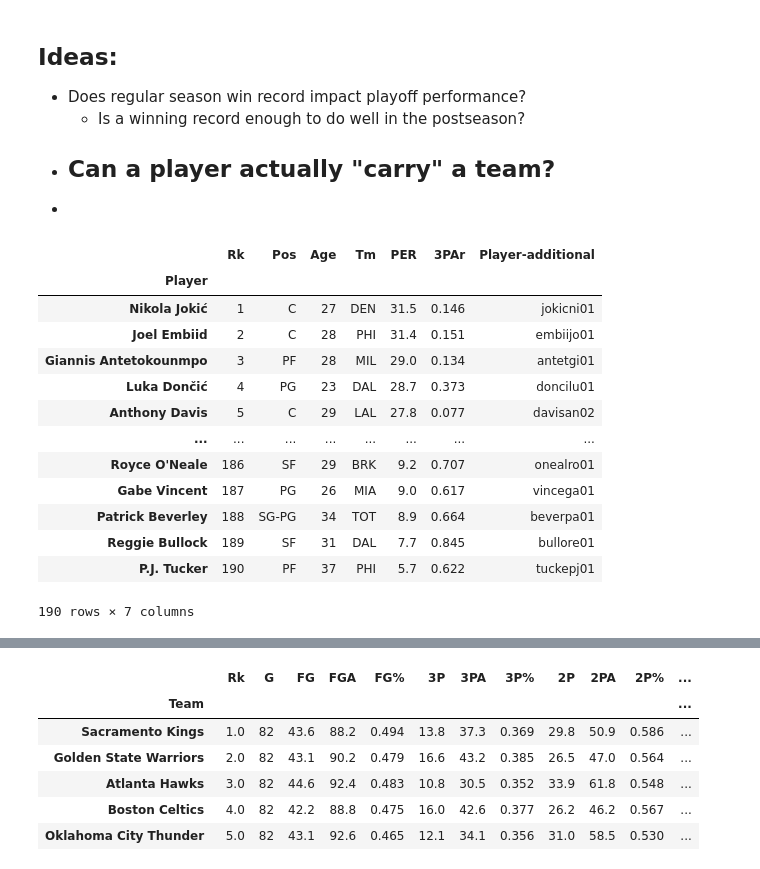
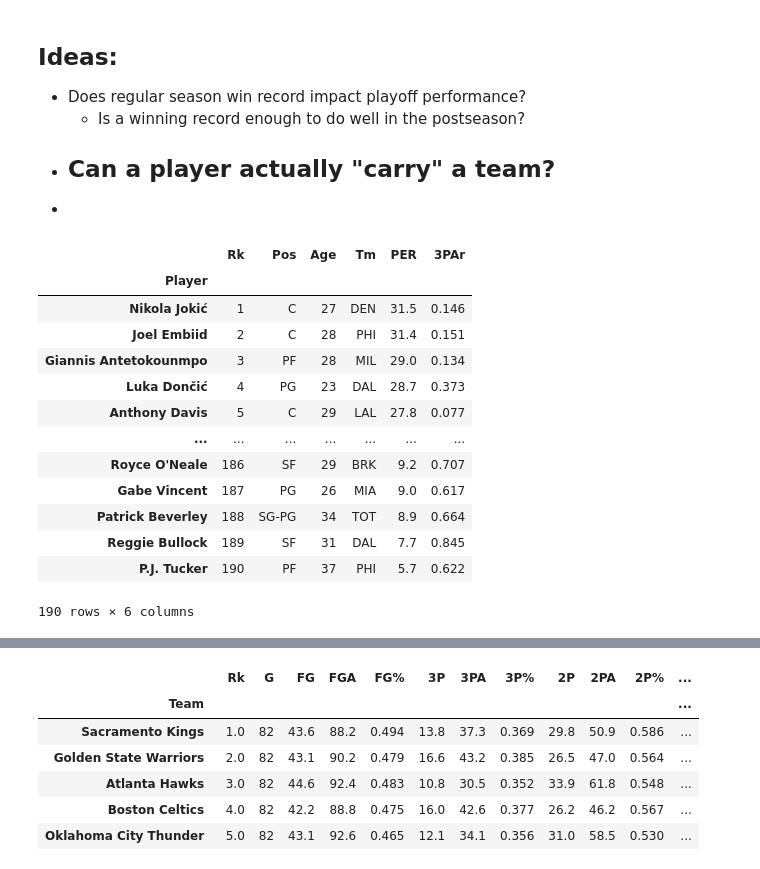
Before and after one commit to lynathaniel/cse163-project, a Jupyter notebook: basketball.ipynb, the cells around one changed output, grey strips where cells are left out. Cells and saved outputs as stored; diff of their text form; code cells hidden in the pictures.

```diff
--- a/basketball.ipynb
+++ b/basketball.ipynb
@@ -16,19 +17,20 @@ import plotly.express as pxo
 # %%
 per = pd.read_csv("data/per.csv", index_col="Player")
 per = per.rename(columns={"PER▼":"PER"})
+per.drop(columns="Player-additional", inplace=True)
 per
 # %% [output]
-|  | Rk | Pos | Age | Tm | PER | 3PAr | Player-additional |
-| Player |  |  |  |  |  |  |  |
-| Nikola Jokić | 1 | C | 27 | DEN | 31.5 | 0.146 | jokicni01 |
-| Joel Embiid | 2 | C | 28 | PHI | 31.4 | 0.151 | embiijo01 |
-| Giannis Antetokounmpo | 3 | PF | 28 | MIL | 29.0 | 0.134 | antetgi01 |
-| Luka Dončić | 4 | PG | 23 | DAL | 28.7 | 0.373 | doncilu01 |
-| Anthony Davis | 5 | C | 29 | LAL | 27.8 | 0.077 | davisan02 |
-| ... | ... | ... | ... | ... | ... | ... | ... |
-| Royce O'Neale | 186 | SF | 29 | BRK | 9.2 | 0.707 | onealro01 |
-| Gabe Vincent | 187 | PG | 26 | MIA | 9.0 | 0.617 | vincega01 |
-| Patrick Beverley | 188 | SG-PG | 34 | TOT | 8.9 | 0.664 | beverpa01 |
-| Reggie Bullock | 189 | SF | 31 | DAL | 7.7 | 0.845 | bullore01 |
-| P.J. Tucker | 190 | PF | 37 | PHI | 5.7 | 0.622 | tuckepj01 |
+|  | Rk | Pos | Age | Tm | PER | 3PAr |
+| Player |  |  |  |  |  |  |
+| Nikola Jokić | 1 | C | 27 | DEN | 31.5 | 0.146 |
+| Joel Embiid | 2 | C | 28 | PHI | 31.4 | 0.151 |
+| Giannis Antetokounmpo | 3 | PF | 28 | MIL | 29.0 | 0.134 |
+| Luka Dončić | 4 | PG | 23 | DAL | 28.7 | 0.373 |
+| Anthony Davis | 5 | C | 29 | LAL | 27.8 | 0.077 |
+| ... | ... | ... | ... | ... | ... | ... |
+| Royce O'Neale | 186 | SF | 29 | BRK | 9.2 | 0.707 |
+| Gabe Vincent | 187 | PG | 26 | MIA | 9.0 | 0.617 |
+| Patrick Beverley | 188 | SG-PG | 34 | TOT | 8.9 | 0.664 |
+| Reggie Bullock | 189 | SF | 31 | DAL | 7.7 | 0.845 |
+| P.J. Tucker | 190 | PF | 37 | PHI | 5.7 | 0.622 |
-190 rows × 7 columns
+190 rows × 6 columns
```
Also changed, not shown: parts of 6 cells of this notebook.
